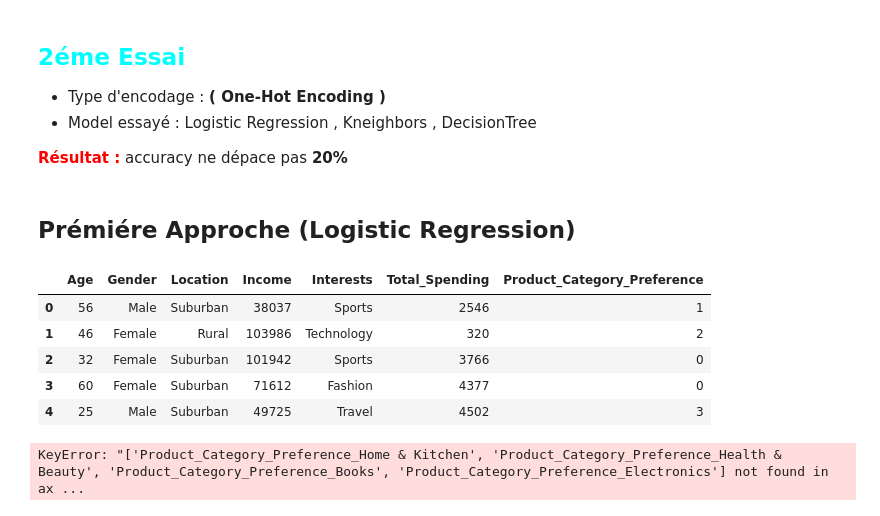
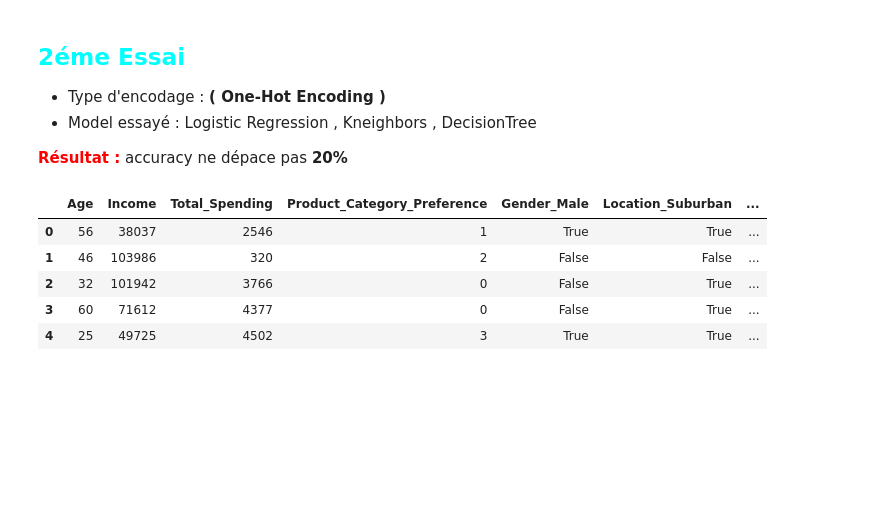
Before and after one commit to asmaembr/Classification_product_category, a Jupyter notebook: ProductCategoryPredictionV3.ipynb, the cells around one changed output. Cells and saved outputs as stored; diff of their text form; code cells hidden in the pictures; blank space fills up the shorter version.

```diff
--- a/ProductCategoryPredictionV3.ipynb
+++ b/ProductCategoryPredictionV3.ipynb
@@ -219,27 +383,22 @@ X_train, X_test, y_train, y_test = train_test_split(X, y, test_size=0.2, random_
 - Model essayé : Logistic Regression , Kneighbors  , DecisionTree
 
 **<span style="color: Red;">Résultat :</span>** accuracy ne dépace pas **20%**
-# %% [markdown]
-## Prémiére Approche (Logistic Regression)
-# %%
-Category_encoder = LabelEncoder()
-data['Product_Category_Preference']=Category_encoder.fit_transform(data['Product_Category_Preference'])
-data.head()
-# %% [output]
-|  | Age | Gender | Location | Income | Interests | Total_Spending | Product_Category_Preference |
-| 0 | 56 | Male | Suburban | 38037 | Sports | 2546 | 1 |
-| 1 | 46 | Female | Rural | 103986 | Technology | 320 | 2 |
-| 2 | 32 | Female | Suburban | 101942 | Sports | 3766 | 0 |
-| 3 | 60 | Female | Suburban | 71612 | Fashion | 4377 | 0 |
-| 4 | 25 | Male | Suburban | 49725 | Travel | 4502 | 3 |
+# %%
+data_onehot_encoded = pd.get_dummies(data, drop_first=True)
+data_onehot_encoded.head()
+# %% [output]
+|  | Age | Income | Total_Spending | Product_Category_Preference | Gender_Male | Location_Suburban | ... |
+| 0 | 56 | 38037 | 2546 | 1 | True | True | ... |
+| 1 | 46 | 103986 | 320 | 2 | False | False | ... |
+| 2 | 32 | 101942 | 3766 | 0 | False | True | ... |
+| 3 | 60 | 71612 | 4377 | 0 | False | True | ... |
+| 4 | 25 | 49725 | 4502 | 3 | True | True | ... |
 # %%
-X = data.drop(columns=['Product_Category_Preference_Home & Kitchen' ,
-                       'Product_Category_Preference_Health & Beauty',
-                       'Product_Category_Preference_Books',
-                       'Product_Category_Preference_Electronics'])  # Variables prédictives
-y = data[['Product_Category_Preference_Home & Kitchen' ,
-                       'Product_Category_Preference_Health & Beauty',
-                       'Product_Category_Preference_Books',
-                       'Product_Category_Preference_Electronics']].idxmax(axis=1)  # Variable cible
+# X = data.drop(columns=['Product_Category_Preference_Home & Kitchen' ,
+#                        'Product_Category_Preference_Health & Beauty',
+#                        'Product_Category_Preference_Books',
+#                        'Product_Category_Preference_Electronics'])
+# y = data[['Product_Category_Preference_Home & Kitchen' ,
+#                        'Product_Category_Preference_Health & Beauty',
+#                        'Product_Category_Preference_Books',
+#                        'Product_Category_Preference_Electronics']].idxmax(axis=1)
-# %% [output]
-KeyError: "['Product_Category_Preference_Home & Kitchen', 'Product_Category_Preference_Health & Beauty', 'Product_Category_Preference_Books', 'Product_Category_Preference_Electronics'] not found in ax ...
```
Also changed, not shown: parts of 21 cells of this notebook, 2 other files.
